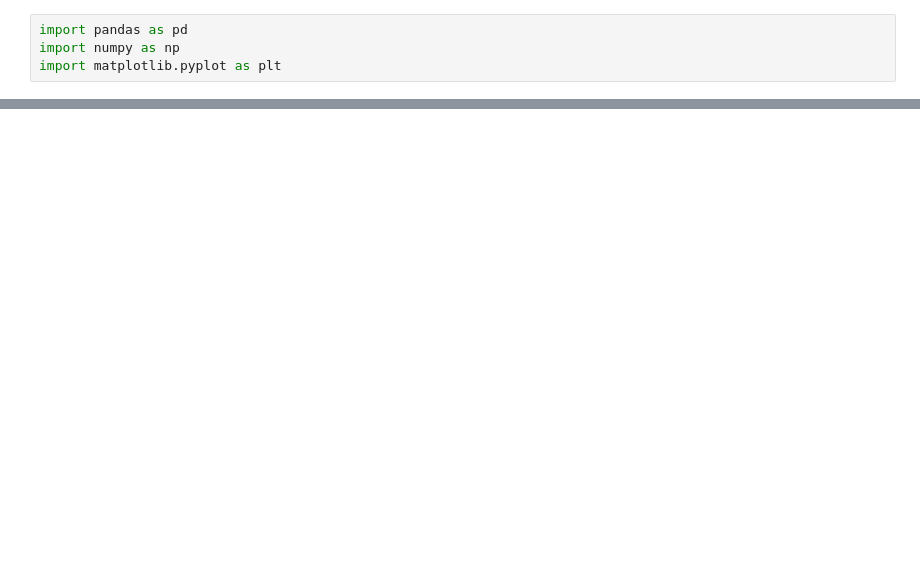
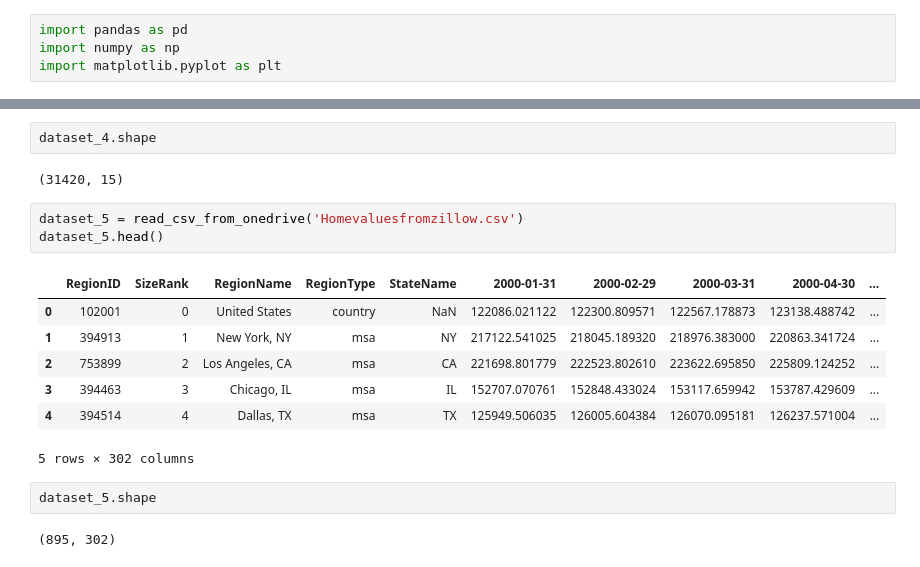
Before and after one commit to lingyundai/MyFirstDoor, a Jupyter notebook: housing.ipynb, the cells around one changed output, grey strips where cells are left out. Drawn from its saved outputs; the diff is of its cells as text; blank space fills up the shorter version.

```diff
--- a/housing.ipynb
+++ b/housing.ipynb
@@ -26,0 +129,19 @@ df.head()
+# %%
+dataset_4.shape
+# %% [output]
+(31420, 15)
+# %%
+dataset_5 = read_csv_from_onedrive('Homevaluesfromzillow.csv')
+dataset_5.head()
+# %% [output]
+|  | RegionID | SizeRank | RegionName | RegionType | StateName | 2000-01-31 | 2000-02-29 | 2000-03-31 | 2000-04-30 | ... |
+| 0 | 102001 | 0 | United States | country | NaN | 122086.021122 | 122300.809571 | 122567.178873 | 123138.488742 | ... |
+| 1 | 394913 | 1 | New York, NY | msa | NY | 217122.541025 | 218045.189320 | 218976.383000 | 220863.341724 | ... |
+| 2 | 753899 | 2 | Los Angeles, CA | msa | CA | 221698.801779 | 222523.802610 | 223622.695850 | 225809.124252 | ... |
+| 3 | 394463 | 3 | Chicago, IL | msa | IL | 152707.070761 | 152848.433024 | 153117.659942 | 153787.429609 | ... |
+| 4 | 394514 | 4 | Dallas, TX | msa | TX | 125949.506035 | 126005.604384 | 126070.095181 | 126237.571004 | ... |
+5 rows × 302 columns
+# %%
+dataset_5.shape
+# %% [output]
+(895, 302)
```
Also changed, not shown: parts of 24 cells of this notebook.
